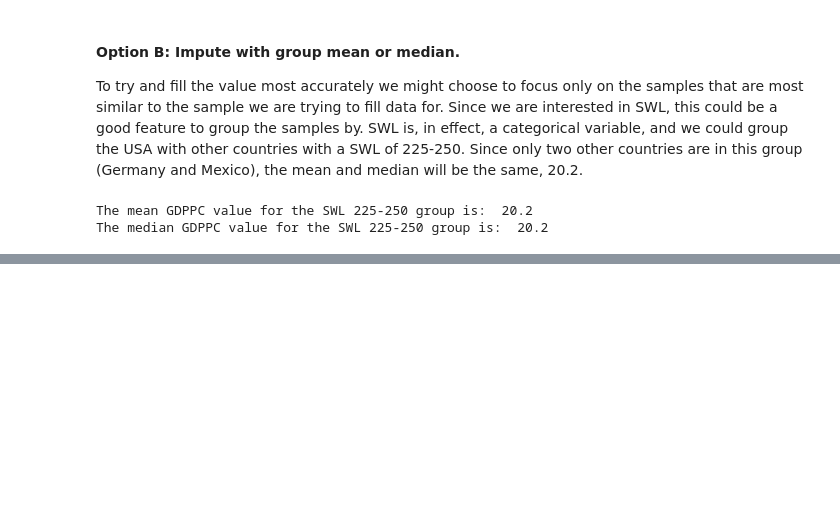
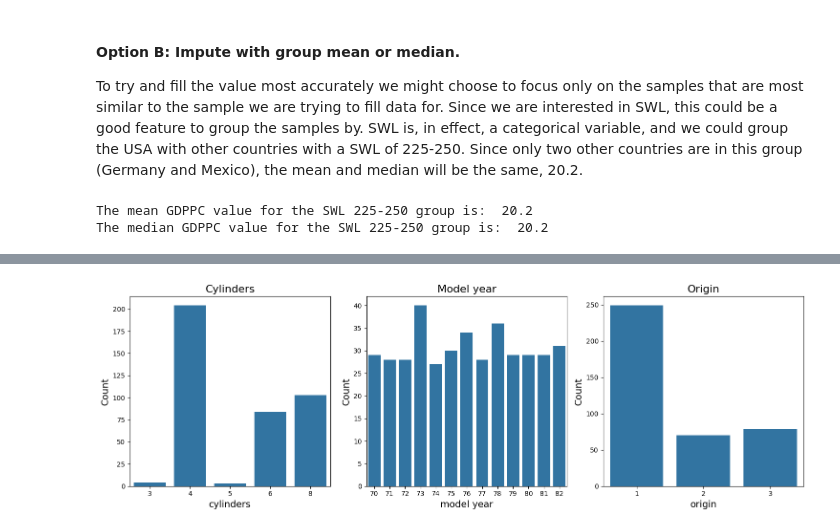
Before and after one commit to CateMerfeld/class_work, a Jupyter notebook: data_mining/cs548_hw2.ipynb, the cells around one changed output, grey strips where cells are left out. Drawn from its saved outputs; the diff is of its cells as text; code cells hidden in the pictures; blank space fills up the shorter version.

```diff
--- a/data_mining/cs548_hw2.ipynb
+++ b/data_mining/cs548_hw2.ipynb
@@ -144,0 +313,15 @@ again as you did above and report any changes you observe in the results
+# %%
+discreet_features = ['cylinders', 'model year', 'origin']
+# Create bar plots for each discrete feature
+plt.figure(figsize=(15, 5))
+for i, feature in enumerate(discreet_features, 1):
+    plt.subplot(1, 3, i)
+    sns.countplot(x=auto_dataset[feature])
+    plt.title(feature.capitalize(), fontsize=16)
+    plt.xlabel(feature, fontsize=14)
+    plt.ylabel('Count', fontsize=14)
+
+plt.tight_layout()
+plt.show()
+# %% [output]
+[figure, added]
```
Also changed, not shown: parts of 52 cells of this notebook, 3 other files.
